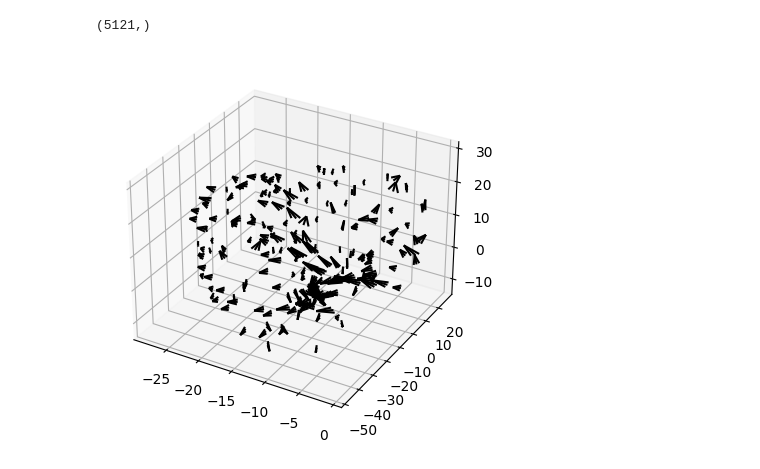
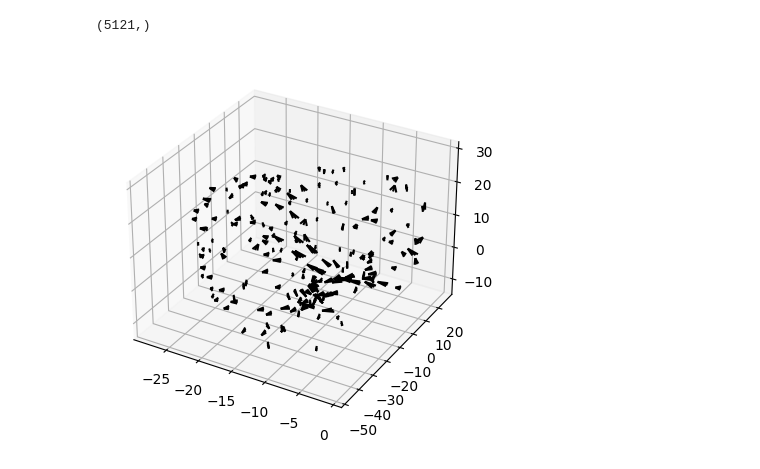
Before and after one commit to rishabh-ranjan1/WIP, a Jupyter notebook: BrainConnectome.ipynb, the cells around one changed output. Saved outputs shown, nothing was run; the diff lists cells and outputs as text; code cells hidden in the pictures.

```diff
--- a/BrainConnectome.ipynb
+++ b/BrainConnectome.ipynb
@@ -49,17 +49,17 @@ younger_coords[::2,1].shape
 # %%
 fig = plt.figure()
 ax = plt.axes(projection="3d")
 stride = 50
 x = younger_coords[::stride,0]
 y = younger_coords[::stride,1]
 z = younger_coords[::stride,2]
 u = growthVector[::stride,0]
 v = growthVector[::stride,1]
 w = growthVector[::stride,2]
-ax.quiver(x, y, z, u, v, w, length=3., arrow_length_ratio =1., zorder=3, color='black', normalize= True) #, width=0.007, headwidth=3., headlength=4.)
+ax.quiver(x, y, z, u, v, w, length=2., arrow_length_ratio =1., zorder=3, color='black', normalize= True) #, width=0.007, headwidth=3., headlength=4.)
 plt.show()
 # %% [output]
-[figure, old version]
+[figure, new version]
 # %%
 # ----------------------------------------------------------------------------
 # Plot the triangulation, the potential iso-contours and the vector field
```
